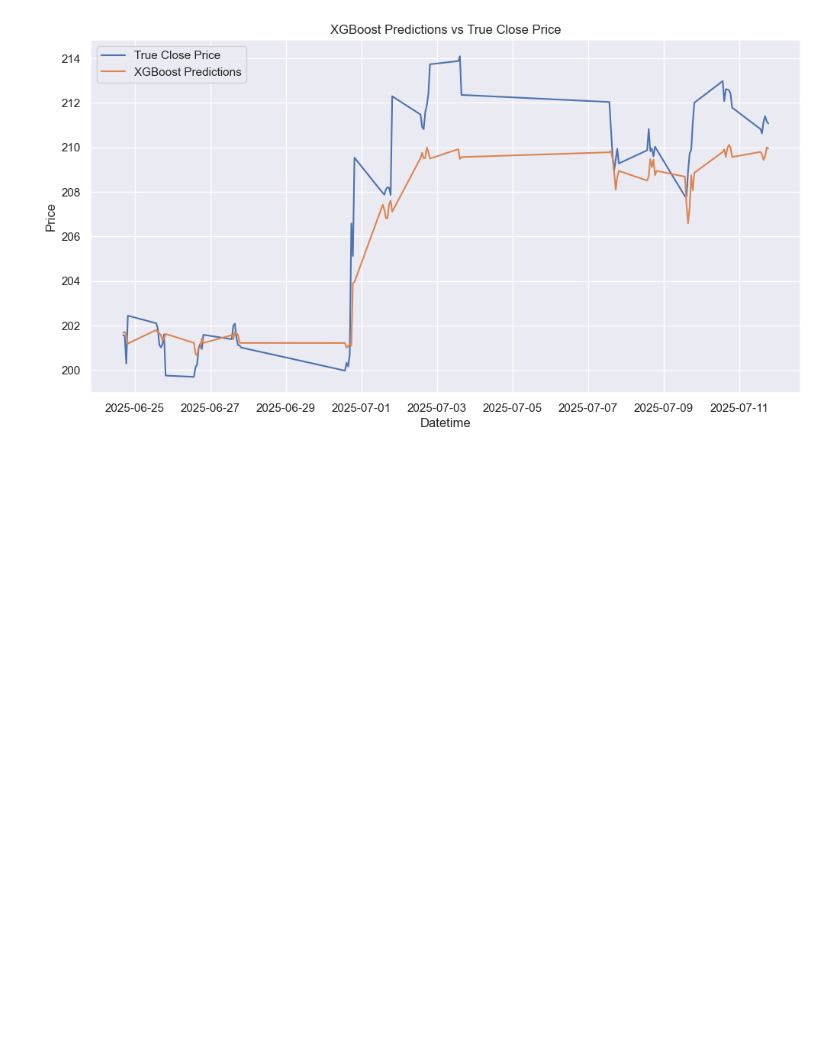
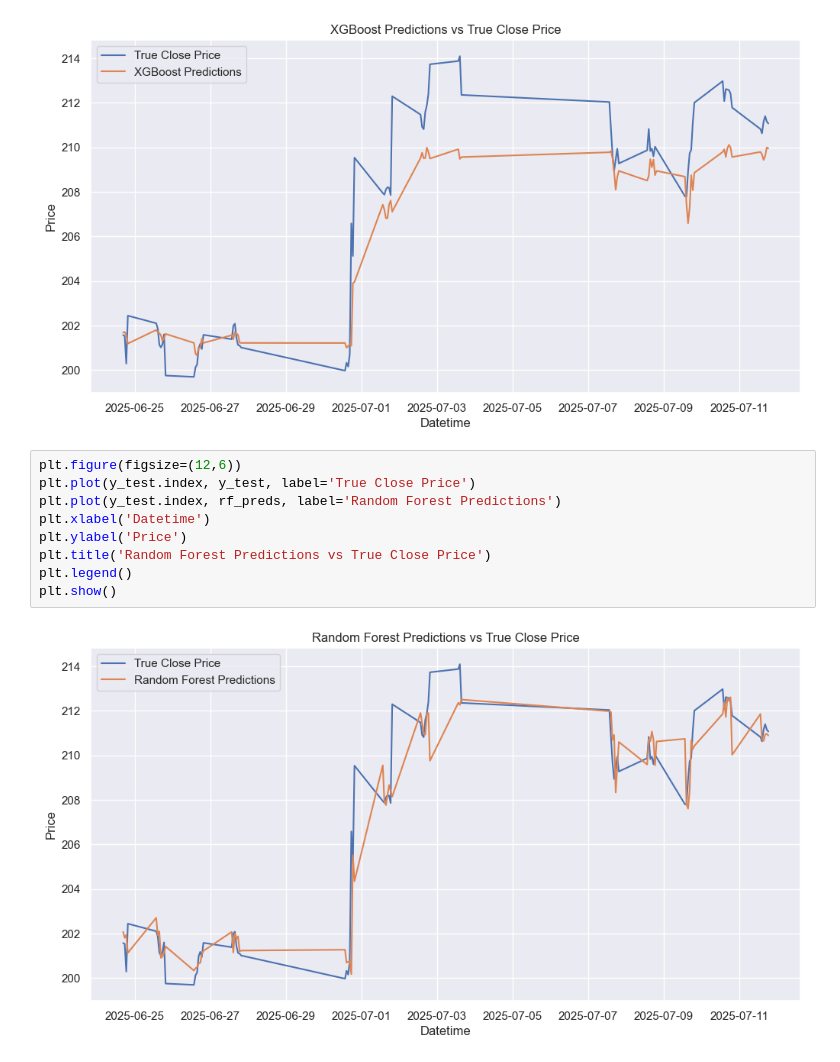
Before and after one commit to calebenton/ml-stock-pipeline, a Jupyter notebook: Untitled.ipynb, the cells around one changed output. Saved outputs shown, nothing was run; the diff lists cells and outputs as text; blank space fills up the shorter version.

```diff
--- a/Untitled.ipynb
+++ b/Untitled.ipynb
@@ -132,3 +132,14 @@ plt.legend()
 plt.show()
 # %% [output]
 [figure]
+# %%
+plt.figure(figsize=(12,6))
+plt.plot(y_test.index, y_test, label='True Close Price')
+plt.plot(y_test.index, rf_preds, label='Random Forest Predictions')
+plt.xlabel('Datetime')
+plt.ylabel('Price')
+plt.title('Random Forest Predictions vs True Close Price')
+plt.legend()
+plt.show()
+# %% [output]
+[figure, added]
```
Also changed, not shown: 9 other files.
